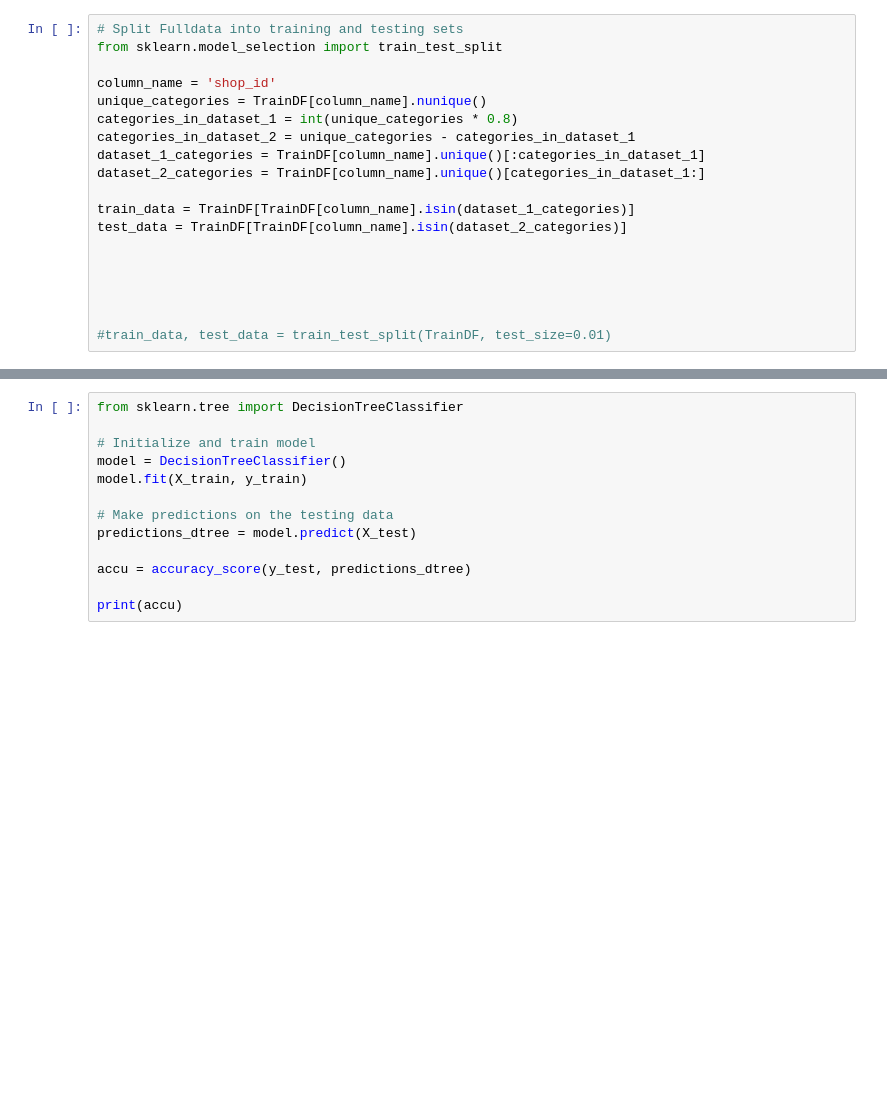
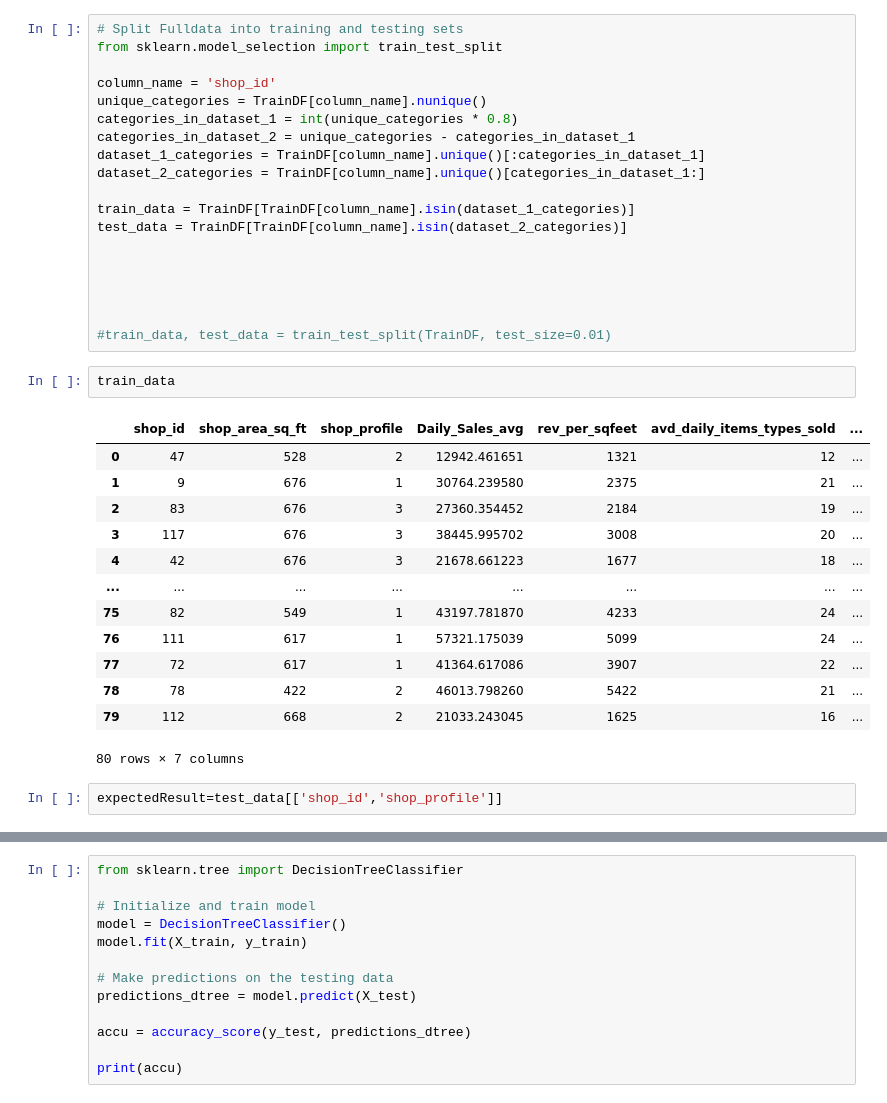
Before and after one commit to codened/DataStorm-4.0, a Jupyter notebook: stormingRoundDay_2/DataStorm_4_0_new - Copy.ipynb, the cells around one changed output, grey strips where cells are left out. Saved outputs shown, nothing was run; the diff lists cells and outputs as text; blank space fills up the shorter version.

```diff
--- a/stormingRoundDay_2/DataStorm_4_0_new - Copy.ipynb
+++ b/stormingRoundDay_2/DataStorm_4_0_new - Copy.ipynb
@@ -204,3 +222,21 @@ test_data = TrainDF[TrainDF[column_name].isin(dataset_2_categories)]
 
 
 #train_data, test_data = train_test_split(TrainDF, test_size=0.01)
+# %%
+train_data
+# %% [output]
+|  | shop_id | shop_area_sq_ft | shop_profile | Daily_Sales_avg | rev_per_sqfeet | avd_daily_items_types_sold | ... |
+| 0 | 47 | 528 | 2 | 12942.461651 | 1321 | 12 | ... |
+| 1 | 9 | 676 | 1 | 30764.239580 | 2375 | 21 | ... |
+| 2 | 83 | 676 | 3 | 27360.354452 | 2184 | 19 | ... |
+| 3 | 117 | 676 | 3 | 38445.995702 | 3008 | 20 | ... |
+| 4 | 42 | 676 | 3 | 21678.661223 | 1677 | 18 | ... |
+| ... | ... | ... | ... | ... | ... | ... | ... |
+| 75 | 82 | 549 | 1 | 43197.781870 | 4233 | 24 | ... |
+| 76 | 111 | 617 | 1 | 57321.175039 | 5099 | 24 | ... |
+| 77 | 72 | 617 | 1 | 41364.617086 | 3907 | 22 | ... |
+| 78 | 78 | 422 | 2 | 46013.798260 | 5422 | 21 | ... |
+| 79 | 112 | 668 | 2 | 21033.243045 | 1625 | 16 | ... |
+80 rows × 7 columns
+# %%
+expectedResult=test_data[['shop_id','shop_profile']]
```
Also changed, not shown: parts of 22 cells of this notebook.
